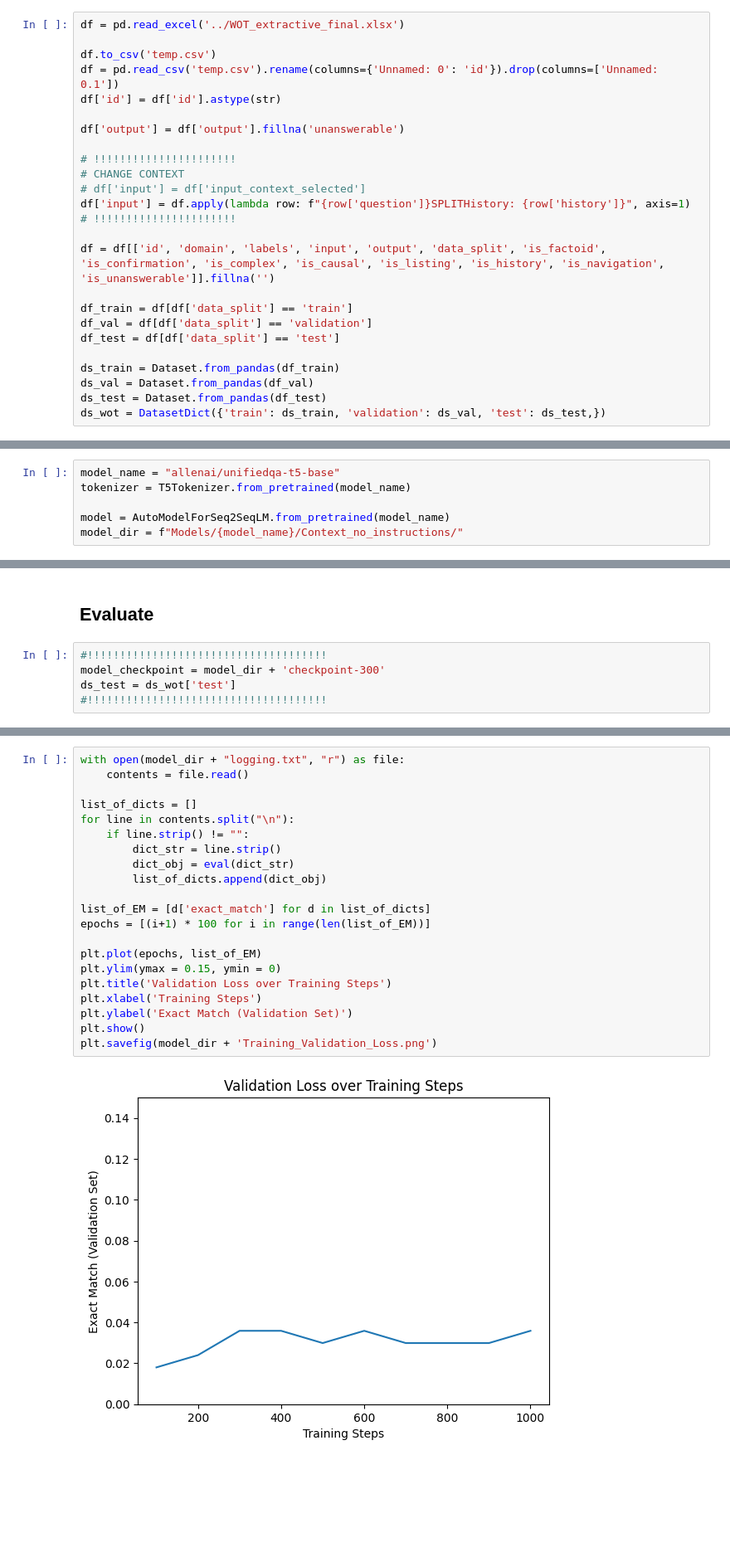
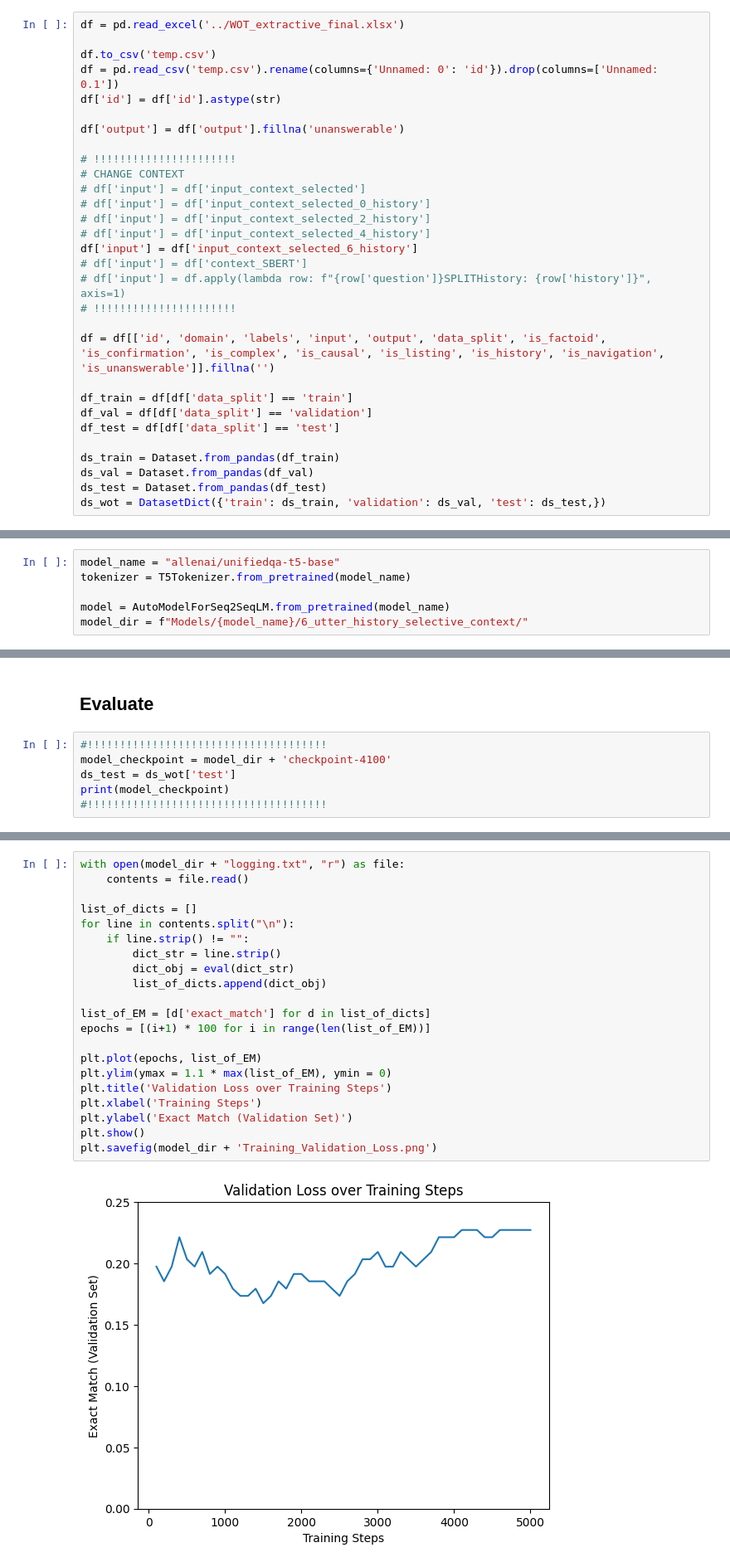
Before and after one commit to Tecklenburg/QuestionAnswering, a Jupyter notebook: Notebooks/UnifiedQA.ipynb, the cells around one changed output, grey strips where cells are left out. Shown at 83% size. Saved outputs shown, nothing was run; the diff lists cells and outputs as text; blank space fills up the shorter version.

```diff
--- a/Notebooks/UnifiedQA.ipynb
+++ b/Notebooks/UnifiedQA.ipynb
@@ -33,7 +39,12 @@ df['output'] = df['output'].fillna('unanswerable')
 # !!!!!!!!!!!!!!!!!!!!!!
 # CHANGE CONTEXT
 # df['input'] = df['input_context_selected']
-df['input'] = df.apply(lambda row: f"{row['question']}SPLITHistory: {row['history']}", axis=1)
+# df['input'] = df['input_context_selected_0_history']
+# df['input'] = df['input_context_selected_2_history']
+# df['input'] = df['input_context_selected_4_history']
+df['input'] = df['input_context_selected_6_history']
+# df['input'] = df['context_SBERT']
+# df['input'] = df.apply(lambda row: f"{row['question']}SPLITHistory: {row['history']}", axis=1)
 # !!!!!!!!!!!!!!!!!!!!!!
 
 df = df[['id', 'domain', 'labels', 'input', 'output', 'data_split', 'is_factoid', 'is_confirmation', 'is_complex', 'is_causal', 'is_listing', 'is_history', 'is_navigation', 'is_unanswerable']].fillna('')
@@ -53,7 +64,7 @@ model_name = "allenai/unifiedqa-t5-base"
 tokenizer = T5Tokenizer.from_pretrained(model_name)
 
 model = AutoModelForSeq2SeqLM.from_pretrained(model_name)
-model_dir = f"Models/{model_name}/Context_no_instructions/"
+model_dir = f"Models/{model_name}/6_utter_history_selective_context/"
 # %%
 prefix = "question: "
 max_input_length = 512
@@ -234,6 +209,7 @@ KeyboardInterrupt:
 ## Evaluate
 # %%
 #!!!!!!!!!!!!!!!!!!!!!!!!!!!!!!!!!!!!!
-model_checkpoint = model_dir + 'checkpoint-300'
+model_checkpoint = model_dir + 'checkpoint-4100'
 ds_test = ds_wot['test']
+print(model_checkpoint)
 #!!!!!!!!!!!!!!!!!!!!!!!!!!!!!!!!!!!!!
@@ -355,24 +333,24 @@ Epxectation in Prediction: 0.01598509365499657
 # %%
 with open(model_dir + "logging.txt", "r") as file:
     contents = file.read()
 
 list_of_dicts = []
 for line in contents.split("\n"):
     if line.strip() != "":
         dict_str = line.strip()
         dict_obj = eval(dict_str)
         list_of_dicts.append(dict_obj)
 
 list_of_EM = [d['exact_match'] for d in list_of_dicts]
 epochs = [(i+1) * 100 for i in range(len(list_of_EM))]
 
 plt.plot(epochs, list_of_EM)
-plt.ylim(ymax = 0.15, ymin = 0)
+plt.ylim(ymax = 1.1 * max(list_of_EM), ymin = 0)
 plt.title('Validation Loss over Training Steps')
 plt.xlabel('Training Steps')
 plt.ylabel('Exact Match (Validation Set)')
 plt.show()
 plt.savefig(model_dir + 'Training_Validation_Loss.png')
 # %% [output]
-[figure, old version]
+[figure, new version]
 <Figure size 640x480 with 0 Axes>
```
Also changed, not shown: parts of 6 cells of this notebook, 6 other files.
